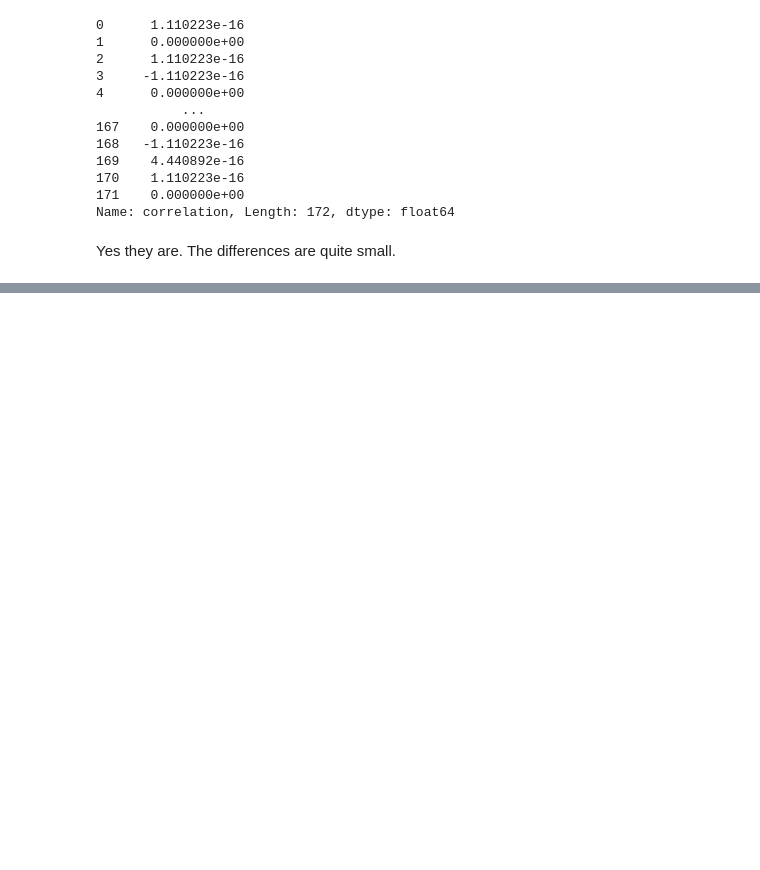
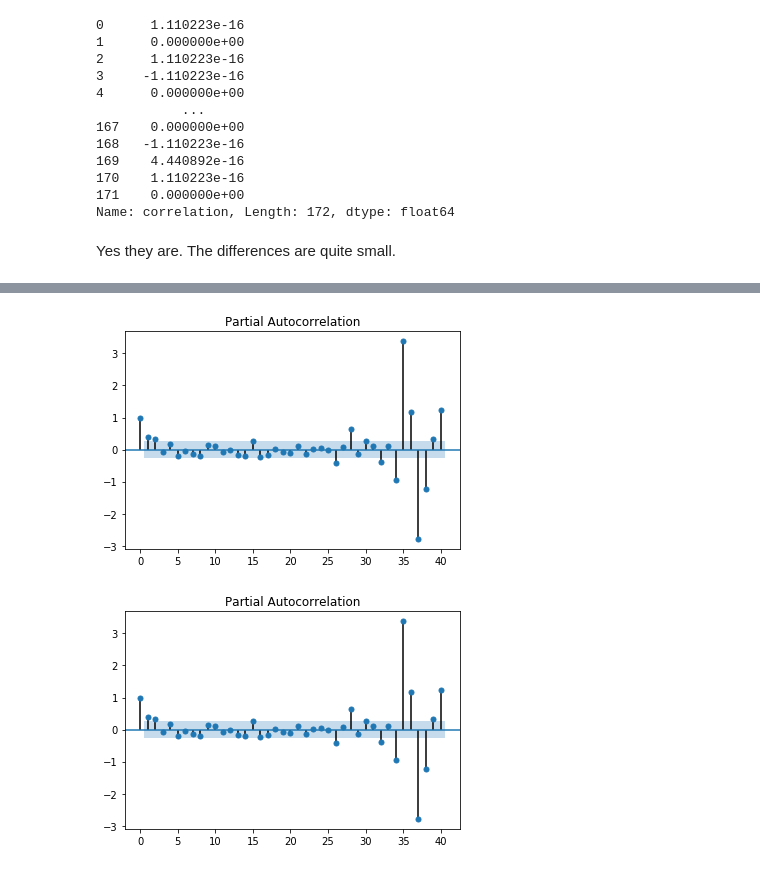
Before and after one commit to caralen/ada-project-faam, a Jupyter notebook: research_bees.ipynb, the cells around one changed output, grey strips where cells are left out. Saved outputs shown, nothing was run; the diff lists cells and outputs as text; code cells hidden in the pictures; blank space fills up the shorter version.

```diff
--- a/research_bees.ipynb
+++ b/research_bees.ipynb
@@ -2011,0 +2063,5 @@ Yes they are. The differences are quite small.
+# %%
+plot_pacf(timeseries.diff().dropna(), lags=40)
+# %% [output]
+[figure, added]
+[figure, added]
```
Also changed, not shown: parts of 9 cells of this notebook.
